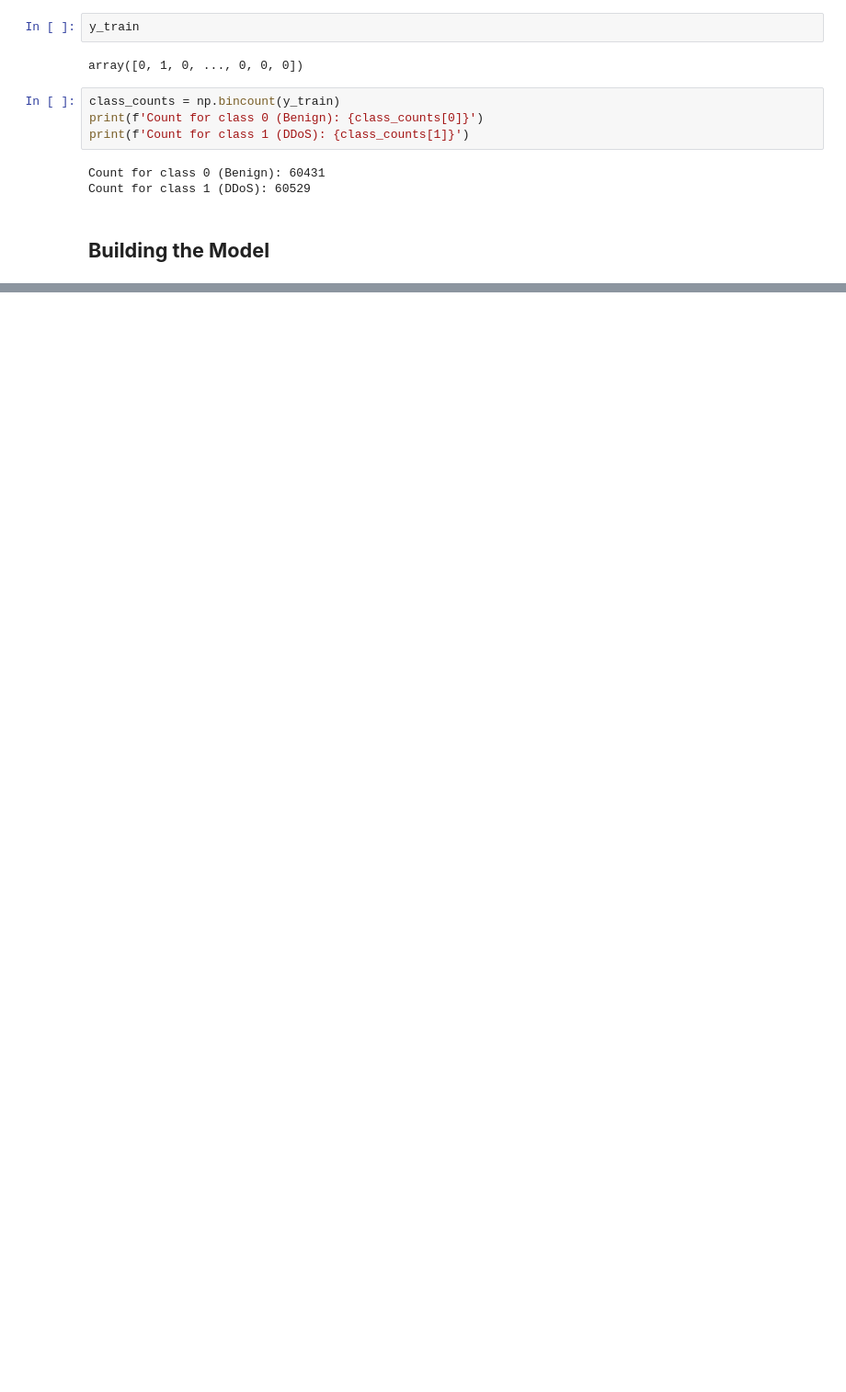
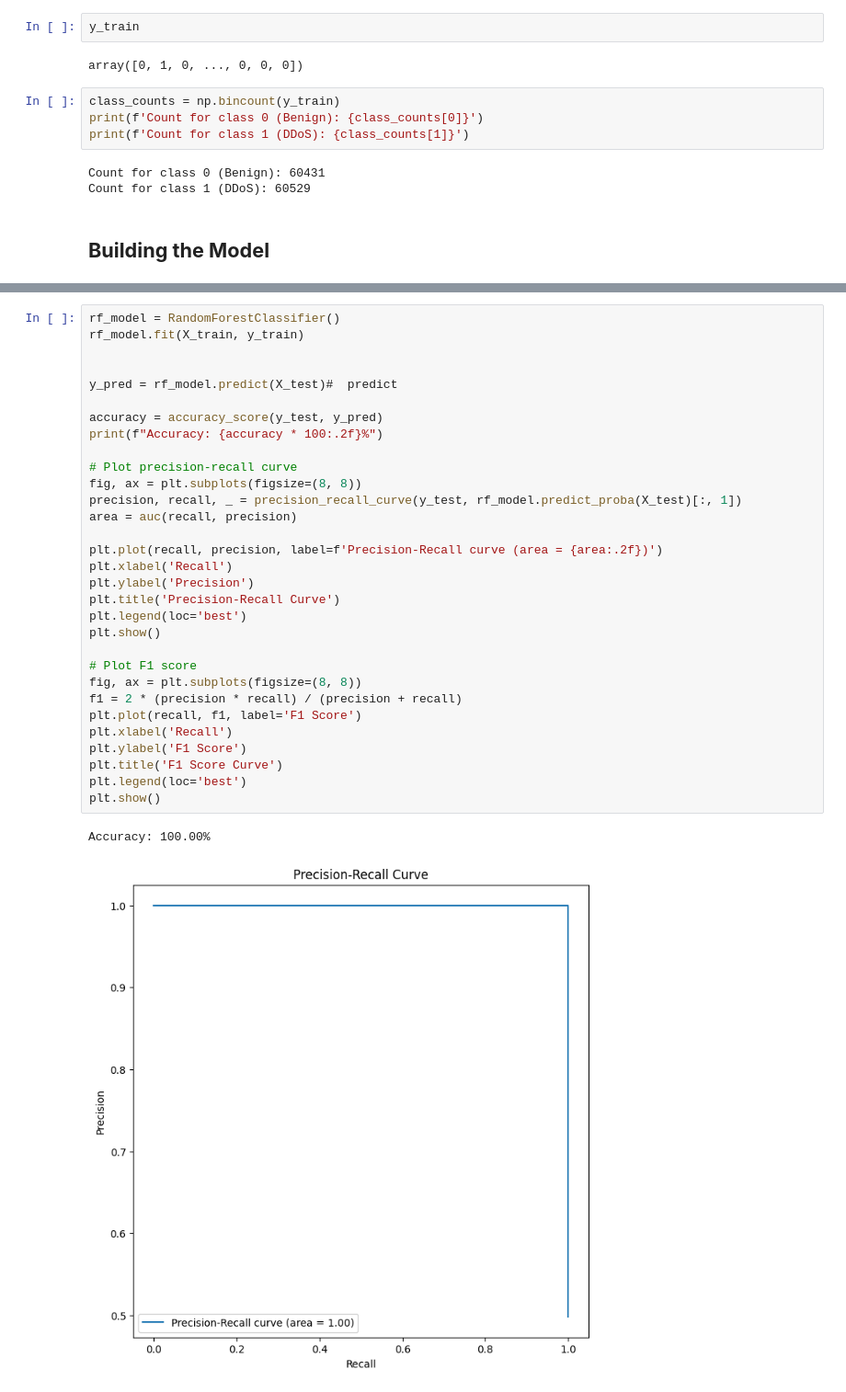
Before and after one commit to Roon311/DDoS-Detection-using-Machine-Learning, a Jupyter notebook: DDoS_Detection_and_Mitigation_using_Machine_Learning.ipynb, the cells around one changed output, grey strips where cells are left out. Shown at 92% size. Drawn from its saved outputs; the diff is of its cells as text; blank space fills up the shorter version.

```diff
--- a/DDoS_Detection_and_Mitigation_using_Machine_Learning.ipynb
+++ b/DDoS_Detection_and_Mitigation_using_Machine_Learning.ipynb
@@ -307,0 +399,34 @@ Count for class 1 (DDoS): 60529
+# %%
+rf_model = RandomForestClassifier()
+rf_model.fit(X_train, y_train)
+
+
+y_pred = rf_model.predict(X_test)#  predict
+
+accuracy = accuracy_score(y_test, y_pred)
+print(f"Accuracy: {accuracy * 100:.2f}%")
+
+# Plot precision-recall curve
+fig, ax = plt.subplots(figsize=(8, 8))
+precision, recall, _ = precision_recall_curve(y_test, rf_model.predict_proba(X_test)[:, 1])
+area = auc(recall, precision)
+
+plt.plot(recall, precision, label=f'Precision-Recall curve (area = {area:.2f})')
+plt.xlabel('Recall')
+plt.ylabel('Precision')
+plt.title('Precision-Recall Curve')
+plt.legend(loc='best')
+plt.show()
+
+# Plot F1 score
+fig, ax = plt.subplots(figsize=(8, 8))
+f1 = 2 * (precision * recall) / (precision + recall)
+plt.plot(recall, f1, label='F1 Score')
+plt.xlabel('Recall')
+plt.ylabel('F1 Score')
+plt.title('F1 Score Curve')
+plt.legend(loc='best')
+plt.show()
+# %% [output]
+Accuracy: 100.00%
+[figure, added]
```
Also changed, not shown: parts of 22 cells of this notebook.
